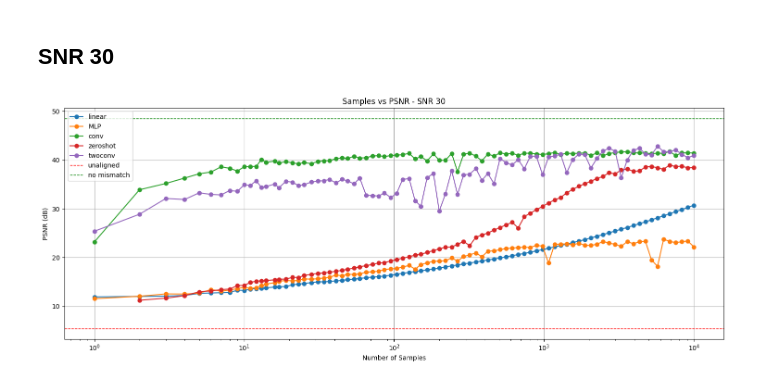
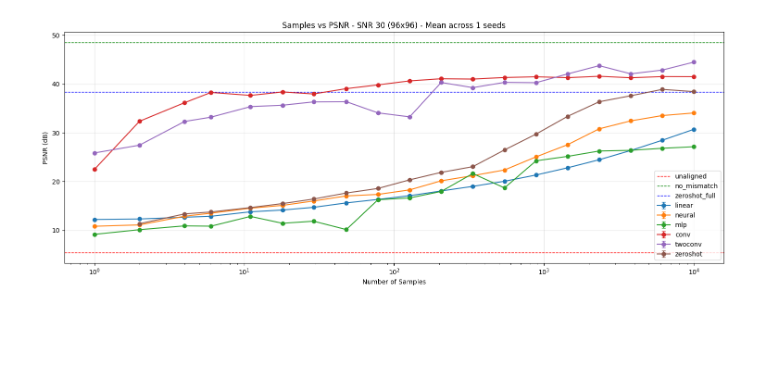
Before and after one commit to LorenzoPannacci/DJSCC-Semantic-Equalization, a Jupyter notebook: alignment/curves.ipynb, the cells around one changed output. Cells and saved outputs as stored; diff of their text form; code cells hidden in the pictures; blank space fills up the shorter version.

Commit message:
plots with multiseed, automatic logging, cleanup

```diff
--- a/alignment/curves.ipynb
+++ b/alignment/curves.ipynb
@@ -2505,30 +111,0 @@ plt.show()
-# %% [markdown]
-## SNR 30
-# %%
-import matplotlib.pyplot as plt
-import re
-
-data = [("linear", text_linear_snr_30), ("MLP", text_mlp_snr_30), ("conv", text_conv_snr_30), ("zeroshot", text_zeroshot_snr_30), ("twoconv", text_twoconv_snr_30)]
-
-plt.figure(figsize=(15, 6))
-
-# Iterate over all model blocks
-for name, text in data:
-    matches = re.findall(r'(\d+) samples got a PSNR of ([\d.]+)', text)
-    samples = [int(m[0]) for m in matches]
-    psnr = [float(m[1]) for m in matches]
-    plt.plot(samples, psnr, marker='o', label=name)
-
-plt.axhline(y=5.39, color='red', linestyle='--', linewidth=1, label='unaligned')
-plt.axhline(y=48.50, color='green', linestyle='--', linewidth=1, label='no mismatch')
-
-plt.title("Samples vs PSNR - SNR 30")
-plt.xlabel("Number of Samples")
-plt.ylabel("PSNR (dB)")
-plt.xscale('log')
-plt.legend()
-plt.grid(True)
-plt.tight_layout()
-plt.show()
-# %% [output]
-[figure, removed]
@@ -2620,0 +112,4 @@ MLP model, 10000 samples got a PSNR of 22.79
+# %%
+plot_psnr_analysis(snr=30, seeds=[42])
+# %% [output]
+[figure, added]
```
Also changed, not shown: parts of 26 cells of this notebook, 3 other files.
